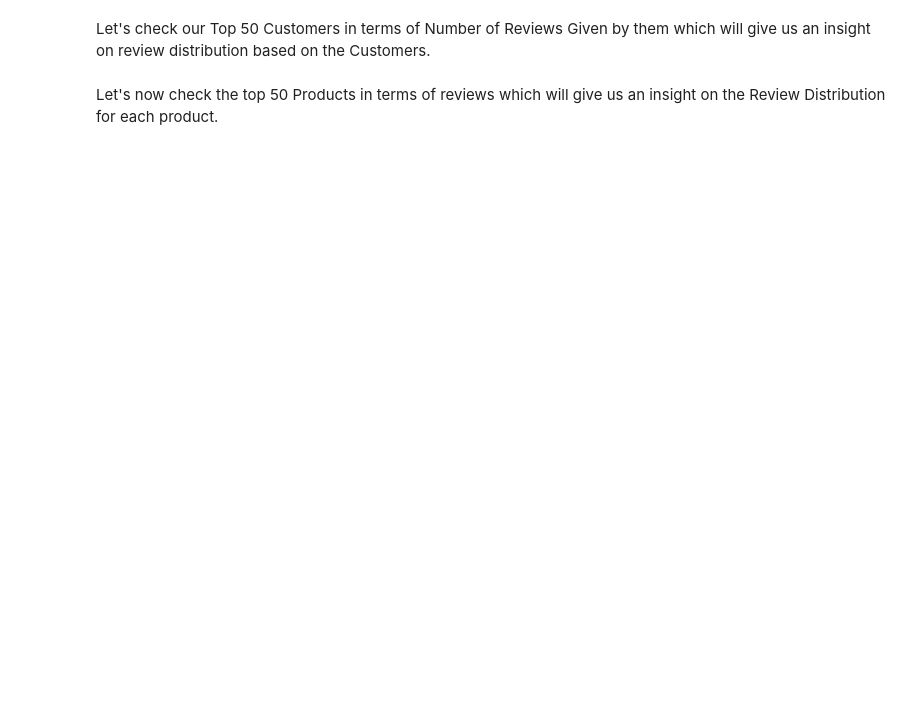
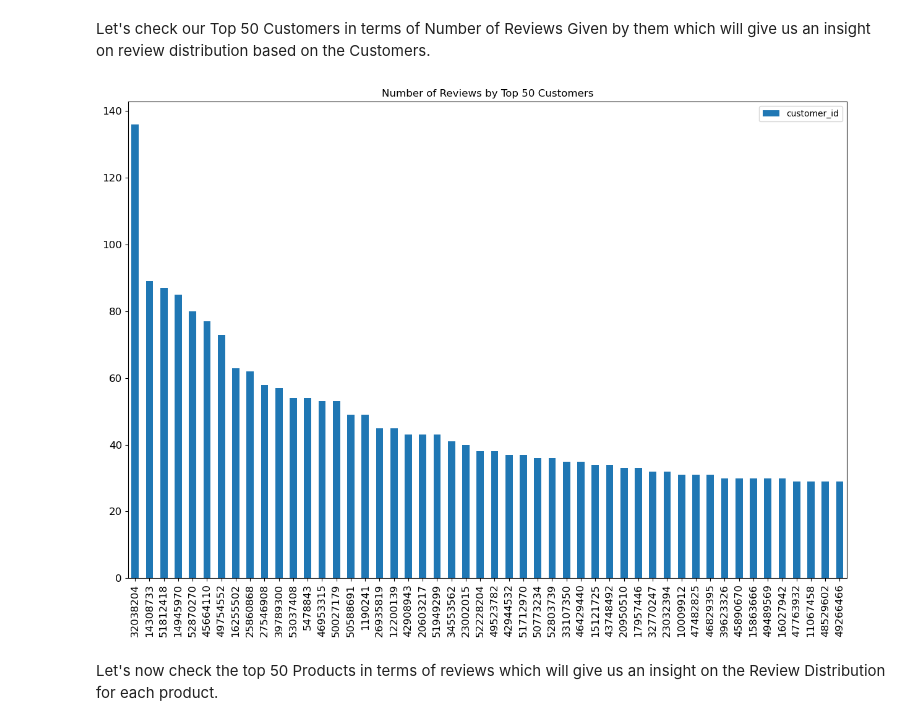
Before and after one commit to amirhossein-yousefi/Recommendation_System, a Jupyter notebook: Recommendation System Using MXNET on AWS Sagemaker.ipynb, the cells around one changed output. Cells and saved outputs as stored; diff of their text form; code cells hidden in the pictures; blank space fills up the shorter version.

```diff
--- a/Recommendation System Using MXNET on AWS Sagemaker.ipynb
+++ b/Recommendation System Using MXNET on AWS Sagemaker.ipynb
@@ -102,3 +105,5 @@ We can see this dataset includes information like:
 For this example, let's limit ourselves to `customer_id`, `product_id`, and `star_rating`.
 
 *Note: we'll keep `product_title` on the dataset to help verify our recommendations later in the notebook, but it will not be used in algorithm training.*
+# %%
+df=pd.read_csv("/tmp/recsys/amazon_reviews_us_Electronics_v1_00.tsv.gz",delimiter='\t',error_bad_lines=False,nrows=999999)
@@ -104,0 +137,3 @@ For this example, let's limit ourselves to `customer_id`, `product_id`, and `sta
+# %%
+df=df[['customer_id','product_id','star_rating','product_title']]
+df.head()
@@ -105,4 +147,9 @@ For this example, let's limit ourselves to `customer_id`, `product_id`, and `sta
 # %% [markdown]
 Let's check our Top 50 Customers in terms of Number of Reviews Given by them which will give us an insight on review distribution based on the Customers.
+# %%
+df['customer_id'].value_counts()[0:50].plot(kind='bar',title='Number of Reviews by Top 50 Customers',figsize=(15,10),legend=True,fontsize=12)
+plt.show()
+# %% [output]
+[figure, added]
 # %% [markdown]
 Let's now check the top 50 Products in terms of reviews which will give us an insight on the Review Distribution for each product.
```
Also changed, not shown: parts of 25 cells of this notebook, 1 other file.
